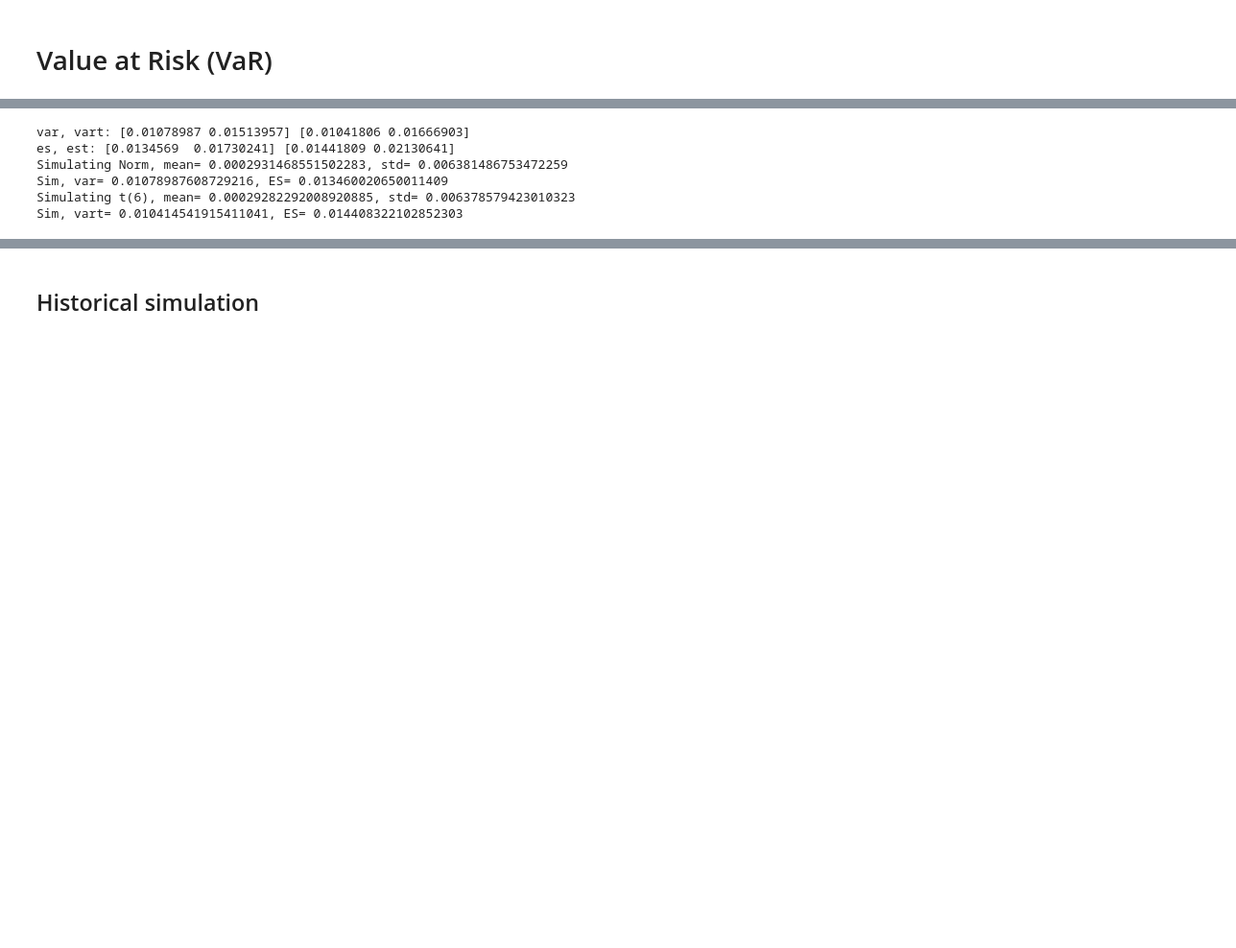
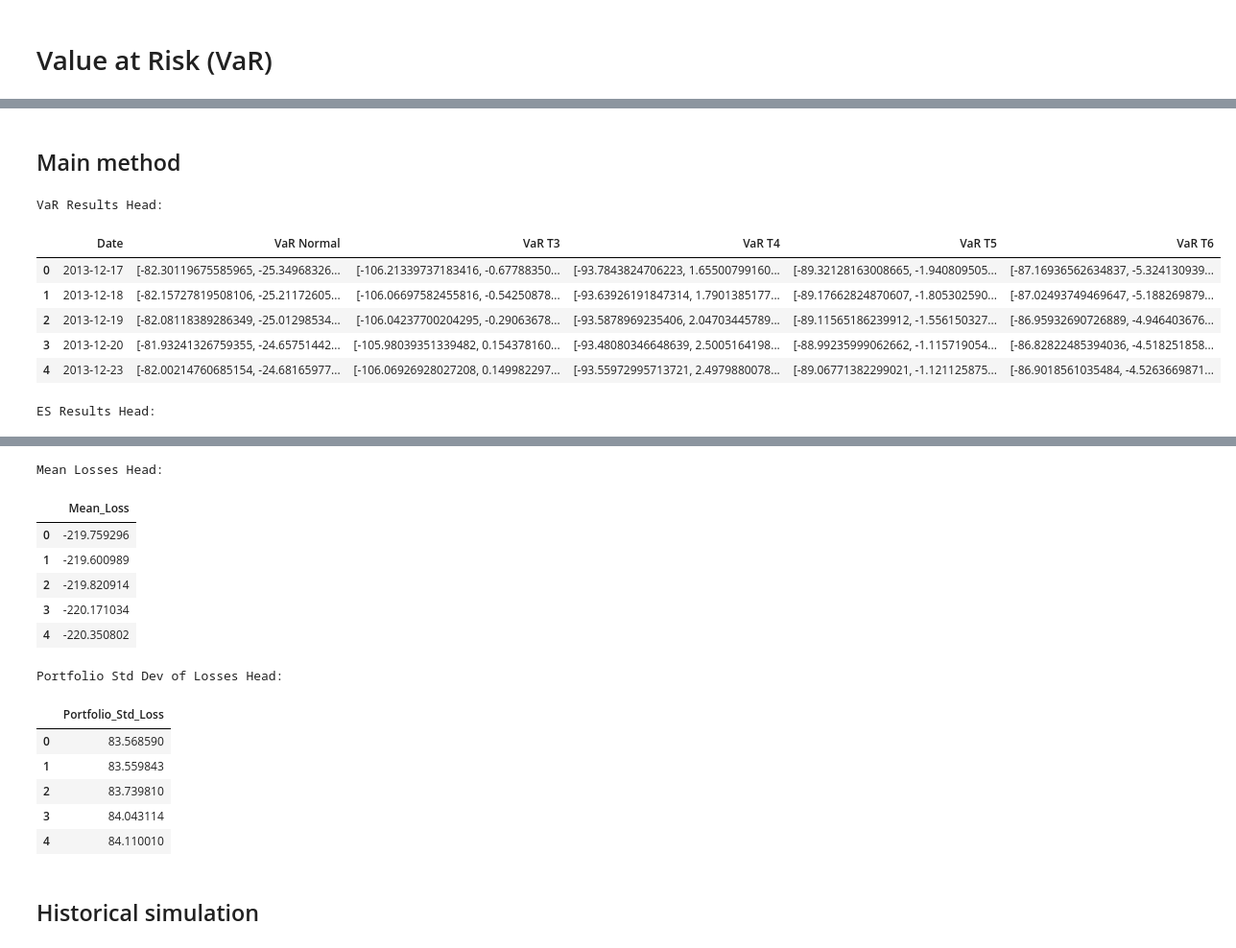
Before and after one commit to Dhruvs120/Quantitative_Risk_Management_Assignments, a Jupyter notebook: initial_notebook.ipynb, the cells around one changed output, grey strips where cells are left out. Shown at 96% size. Cells and saved outputs as stored; diff of their text form; code cells hidden in the pictures; blank space fills up the shorter version.

```diff
--- a/initial_notebook.ipynb
+++ b/initial_notebook.ipynb
@@ -187,0 +176,16 @@ print(Pmu)
+# %%
+loss_values = main_df['Portfolio_loss'].values
+
+# Calculate and print the minimum, maximum, and mean of portfolio loss values
+min_loss = np.nanmin(loss_values)
+max_loss = np.nanmax(loss_values)
+mean_loss = np.nanmean(loss_values)
+
+print(f"Portfolio Loss Statistics:")
+print(f"Minimum Loss: {min_loss:.4f}")
+print(f"Maximum Loss: {max_loss:.4f}")
+print(f"Mean Loss: {mean_loss:.4f}")
+
+# Also print the number of valid loss values (non-NaN)
+valid_count = np.sum(~np.isnan(loss_values))
+print(f"Number of valid loss values: {valid_count} out of {len(loss_values)}")
@@ -188 +198,10 @@ print(Pmu)
+# %%
+def calculate_daily_loss_variables(time_window, current_date):
+    # Calculate the mean and standard deviation of portfolio loss from the time windows
+    loss_dict = {
+        "Date": current_date,
+        "Portfolio_mean_loss": np.nanmean(time_window['Portfolio_loss']),
+        "Portfolio_std_loss": np.nanstd(time_window['Portfolio_loss'])
+    }
+    return loss_dict
 # %% [markdown]
@@ -315,2 +305,4 @@ def ES(alpha, r= 0, s= 1, df= 0):
+# %% [markdown]
+## Main method
 # %%
 def main():
@@ -355,9 +367,17 @@ def main():
-# %%
-main()
-# %% [output]
-var, vart: [0.01078987 0.01513957] [0.01041806 0.01666903]
-es, est: [0.0134569  0.01730241] [0.01441809 0.02130641]
-Simulating Norm, mean= 0.0002931468551502283, std= 0.006381486753472259
-Sim, var= 0.01078987608729216, ES= 0.013460020650011409
-Simulating t(6), mean= 0.00029282292008920885, std= 0.006378579423010323
-Sim, vart= 0.010414541915411041, ES= 0.014408322102852303
+# %%
+# Unpack the returned DataFrames
+mean_loss_df, portfolio_std_losses_df, var_results_df, es_results_df = main()
+
+print("VaR Results Head:")
+display(var_results_df.head())
+print("\nES Results Head:")
+display(es_results_df.head())
+# %% [output]
+VaR Results Head:
+|  | Date | VaR Normal | VaR T3 | VaR T4 | VaR T5 | VaR T6 |
+| 0 | 2013-12-17 | [-82.30119675585965, -25.34968326... | [-106.21339737183416, -0.67788350... | [-93.7843824706223, 1.65500799160... | [-89.32128163008665, -1.940809505... | [-87.16936562634837, -5.324130939... |
+| 1 | 2013-12-18 | [-82.15727819508106, -25.21172605... | [-106.06697582455816, -0.54250878... | [-93.63926191847314, 1.7901385177... | [-89.17662824870607, -1.805302590... | [-87.02493749469647, -5.188269879... |
+| 2 | 2013-12-19 | [-82.08118389286349, -25.01298534... | [-106.04237700204295, -0.29063678... | [-93.5878969235406, 2.04703445789... | [-89.11565186239912, -1.556150327... | [-86.95932690726889, -4.946403676... |
+| 3 | 2013-12-20 | [-81.93241326759355, -24.65751442... | [-105.98039351339482, 0.154378160... | [-93.48080346648639, 2.5005164198... | [-88.99235999062662, -1.115719054... | [-86.82822485394036, -4.518251858... |
+| 4 | 2013-12-23 | [-82.00214760685154, -24.68165977... | [-106.06926928027208, 0.149982297... | [-93.55972995713721, 2.4979880078... | [-89.06771382299021, -1.121125875... | [-86.9018561035484, -4.5263669871... |
+ES Results Head:
@@ -363,0 +390,14 @@ Sim, vart= 0.010414541915411041, ES= 0.014408322102852303
+Mean Losses Head:
+|  | Mean_Loss |
+| 0 | -219.759296 |
+| 1 | -219.600989 |
+| 2 | -219.820914 |
+| 3 | -220.171034 |
+| 4 | -220.350802 |
+Portfolio Std Dev of Losses Head:
+|  | Portfolio_Std_Loss |
+| 0 | 83.568590 |
+| 1 | 83.559843 |
+| 2 | 83.739810 |
+| 3 | 84.043114 |
+| 4 | 84.110010 |
```
Also changed, not shown: parts of 38 cells of this notebook.
